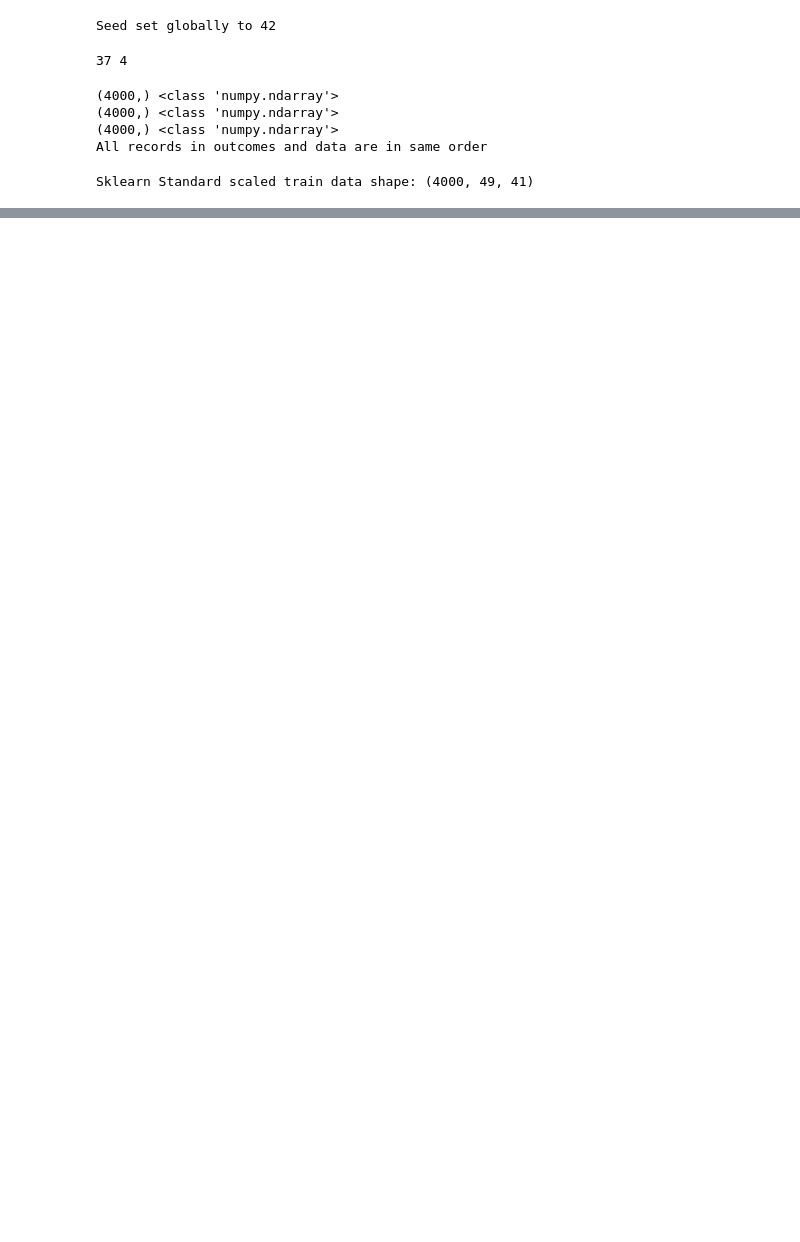
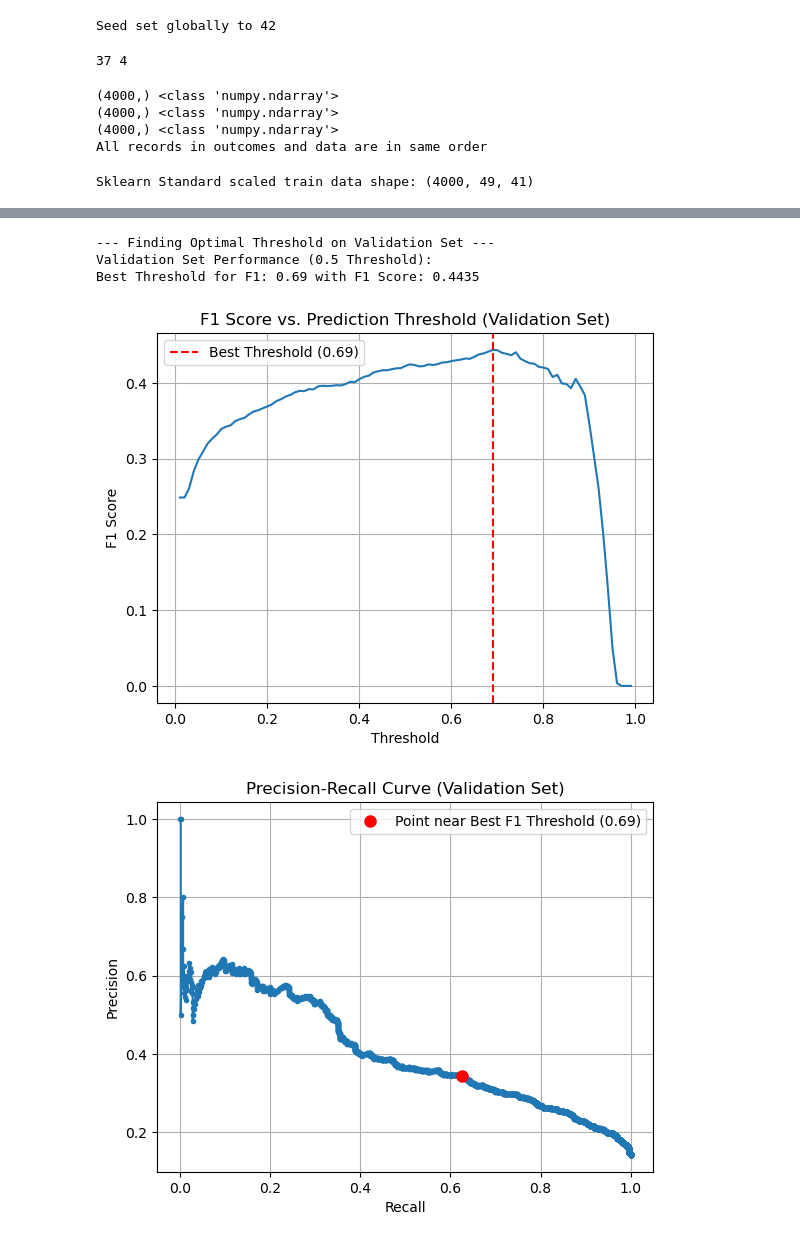
Before and after one commit to olivermarketos/ML4HC_time_series, a Jupyter notebook: Q2_3_transformer.ipynb, the cells around one changed output, grey strips where cells are left out. Cells and saved outputs as stored; diff of their text form; code cells hidden in the pictures; blank space fills up the shorter version.

Commit message:
weighted sanpler with threshold optimization

```diff
--- a/Q2_3_transformer.ipynb
+++ b/Q2_3_transformer.ipynb
@@ -11,6 +11,8 @@ from sklearn.preprocessing import RobustScaler, StandardScaler
 import random
 import matplotlib.pyplot as plt
 import time
+
+plt.style.use('default')
 # %%
 
 # --- Add this near the top of your script ---
@@ -745,0 +502,54 @@ Test set evaluation (with optimized threshold):
+# %%
+
+# --- Find Optimal Threshold on Validation Set ---
+print("\n--- Finding Optimal Threshold on Validation Set ---")
+
+model.load_state_dict(torch.load(model_save_path))
+
+# Get validation probabilities and labels
+val_metrics_final, val_probs, val_labels = evaluate(model, val_loader, criterion, DEVICE, return_probs=True)
+print("Validation Set Performance (0.5 Threshold):")
+# print(val_metrics_final) # Print metrics at 0.5 if needed
+
+# Find best threshold based on F1
+best_thresh, best_val_f1 = find_best_threshold_f1(val_probs, val_labels)
+
+# --- Final Evaluation on Test Set using Optimal Threshold ---
+print("\n--- Evaluating on Test Set using Optimal Threshold ---")
+
+# Get test probabilities and labels
+test_metrics_05, test_probs, test_labels = evaluate(model, test_loader, criterion, DEVICE, return_probs=True)
+
+print(f"\nApplying optimized threshold: {best_thresh:.2f}")
+# Apply the best threshold found on validation set to the test set probabilities
+test_preds_tuned = (test_probs >= best_thresh).astype(int)
+
+# Calculate metrics using the TUNED threshold
+auc_test = roc_auc_score(test_labels, test_probs) # AUC doesn't change with threshold
+f1_tuned = f1_score(test_labels, test_preds_tuned)
+acc_tuned = accuracy_score(test_labels, test_preds_tuned)
+prec_tuned = precision_score(test_labels, test_preds_tuned, zero_division=0)
+rec_tuned = recall_score(test_labels, test_preds_tuned, zero_division=0)
+conf_mat_tuned = confusion_matrix(test_labels, test_preds_tuned)
+
+print("\nTest Set Performance (Optimized Threshold):")
+print(f"  Test Loss: {test_metrics_05['loss']:.4f}") # Loss doesn't change
+print(f"  Test AUC: {auc_test:.4f}")
+print(f"  Test F1 (Tuned): {f1_tuned:.4f}")
+print(f"  Test Accuracy (Tuned): {acc_tuned:.4f}")
+print(f"  Test Precision (Tuned): {prec_tuned:.4f}")
+print(f"  Test Recall (Tuned): {rec_tuned:.4f}")
+print(f"  Test Confusion Matrix (Tuned):\n{conf_mat_tuned}")
+
+print("\nTest Set Performance (0.5 Threshold for Comparison):")
+print(f"  Test F1 (0.5): {test_metrics_05['f1']:.4f}")
+print(f"  Test Accuracy (0.5): {test_metrics_05['accuracy']:.4f}")
+print(f"  Test Precision (0.5): {test_metrics_05['precision']:.4f}")
+print(f"  Test Recall (0.5): {test_metrics_05['recall']:.4f}")
+print(f"  Test Confusion Matrix (0.5):\n{test_metrics_05['conf_matrix']}")
+# %% [output]
+--- Finding Optimal Threshold on Validation Set ---
+Validation Set Performance (0.5 Threshold):
+Best Threshold for F1: 0.69 with F1 Score: 0.4435
+[figure, added]
+[figure, added]
```
Also changed, not shown: parts of 7 cells of this notebook.
